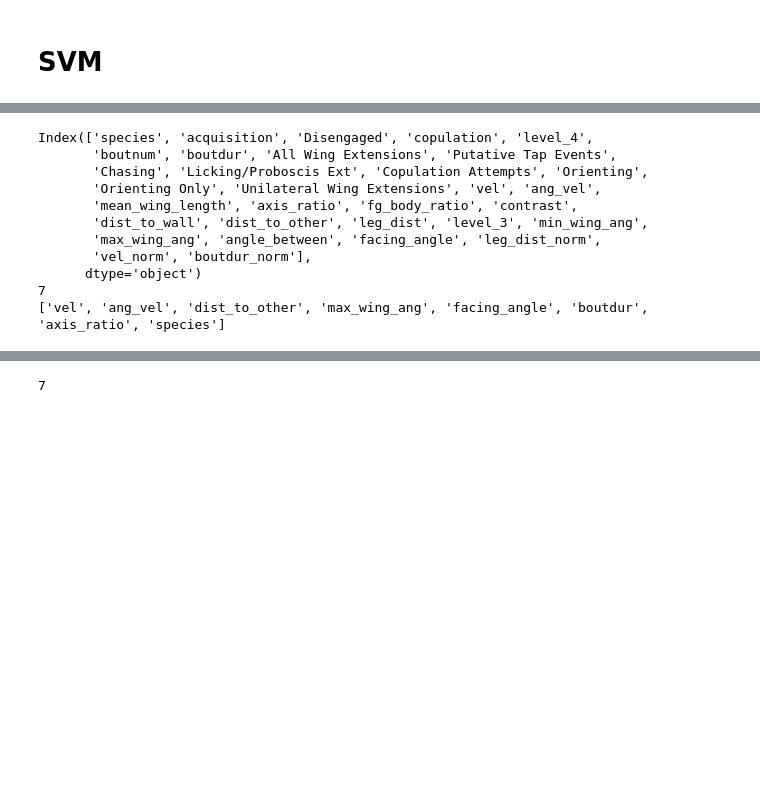
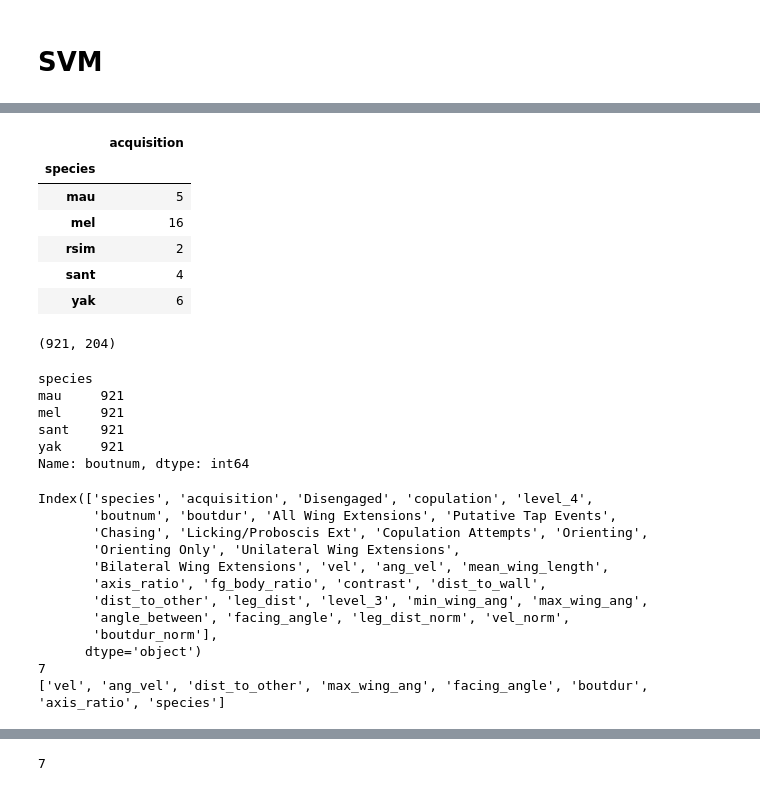
Before and after one commit to julianarhee/flytracker_analysis, a Jupyter notebook: ethograms-to-pca.ipynb, the cells around one changed output, grey strips where cells are left out. Cells and saved outputs as stored; diff of their text form; code cells hidden in the pictures; blank space fills up the shorter version.

```diff
--- a/ethograms-to-pca.ipynb
+++ b/ethograms-to-pca.ipynb
@@ -227,0 +245,10 @@ bouts['boutdur_norm'] = bouts['boutdur']/bouts['boutdur'].max() #300 #bouts['bou
+# %%
+bouts[(bouts['Disengaged']==0)][['species', 'acquisition']].drop_duplicates().groupby('species').count() #.dropna().copy()
+# %% [output]
+|  | acquisition |
+| species |  |
+| mau | 5 |
+| mel | 16 |
+| rsim | 2 |
+| sant | 4 |
+| yak | 6 |
@@ -228,10 +261,34 @@ bouts['boutdur_norm'] = bouts['boutdur']/bouts['boutdur'].max() #300 #bouts['bou
+# %%
+max(nbouts_per_species), min(nbouts_per_species)
+# %% [output]
+(921, 204)
+# %%
+d_list = []
+for sp, b_ in df0.groupby('species'):
+    if b_['boutnum'].count()==max(nbouts_per_species):
+        d_list.append(b_)
+    else:
+        # Upsample minority class
+        df_minority_upsampled = resample(b_,
+                                         replace=True,     # sample with replacement
+                                         n_samples=max(nbouts_per_species),    # to match majority class
+                                         random_state=42) # reproducible results
+        d_list.append(df_minority_upsampled)
+
+df = pd.concat(d_list, axis=0).reset_index(drop=True)
+print(df.groupby('species')['boutnum'].count())
+# %% [output]
+species
+mau     921
+mel     921
+sant    921
+yak     921
+Name: boutnum, dtype: int64
 # %%
-curr_species = ['mau', 'mel', 'sant', 'yak'] # 'sant', 'yak']
-
-df0 = bouts[(bouts['species'].isin(curr_species))
-          & (bouts['Disengaged']==0)].dropna().copy()
-
-df = df0.copy() #groupby('species').sample(172)
+# curr_species = ['mau', 'mel', 'yak'] #'sant', 'yak'] # 'sant', 'yak']
+# df0 = bouts[(bouts['species'].isin(curr_species))
+#           & (bouts['Disengaged']==0)].dropna().copy()
+# df = df0.copy() #groupby('species').sample(172)
 
 # plot_behaviors = [
 #     'Orienting',  'Putative Tap Events',
@@ -261,11 +318,12 @@ class_names = curr_species
 Index(['species', 'acquisition', 'Disengaged', 'copulation', 'level_4',
        'boutnum', 'boutdur', 'All Wing Extensions', 'Putative Tap Events',
        'Chasing', 'Licking/Proboscis Ext', 'Copulation Attempts', 'Orienting',
-       'Orienting Only', 'Unilateral Wing Extensions', 'vel', 'ang_vel',
-       'mean_wing_length', 'axis_ratio', 'fg_body_ratio', 'contrast',
-       'dist_to_wall', 'dist_to_other', 'leg_dist', 'level_3', 'min_wing_ang',
-       'max_wing_ang', 'angle_between', 'facing_angle', 'leg_dist_norm',
-       'vel_norm', 'boutdur_norm'],
+       'Orienting Only', 'Unilateral Wing Extensions',
+       'Bilateral Wing Extensions', 'vel', 'ang_vel', 'mean_wing_length',
+       'axis_ratio', 'fg_body_ratio', 'contrast', 'dist_to_wall',
+       'dist_to_other', 'leg_dist', 'level_3', 'min_wing_ang', 'max_wing_ang',
+       'angle_between', 'facing_angle', 'leg_dist_norm', 'vel_norm',
+       'boutdur_norm'],
       dtype='object')
 7
 ['vel', 'ang_vel', 'dist_to_other', 'max_wing_ang', 'facing_angle', 'boutdur', 'axis_ratio', 'species']
```
Also changed, not shown: parts of 33 cells of this notebook.
